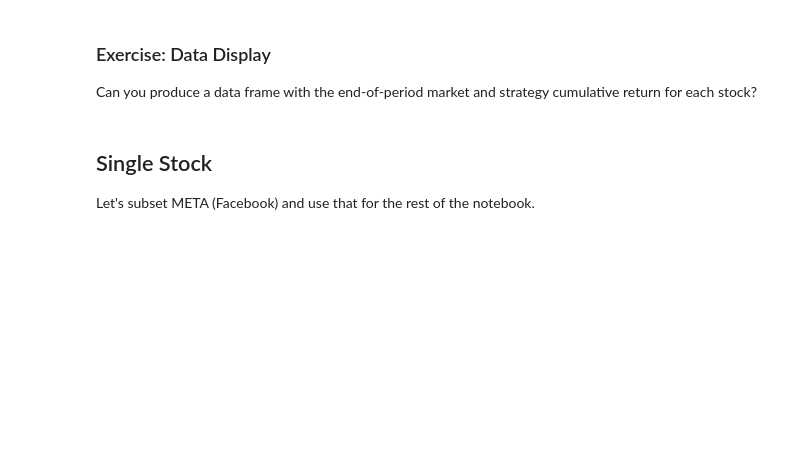
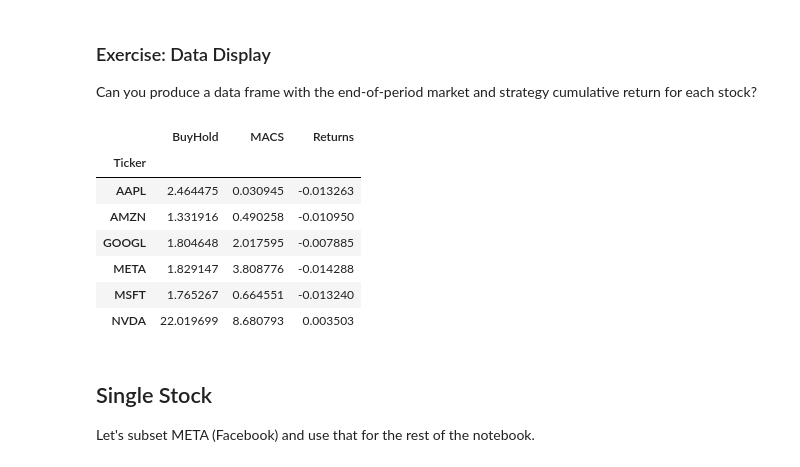
Before and after one commit to Imperial-Business-School/python-for-finance-bobby-zlatarov, a Jupyter notebook: 10. Panel Strategies.ipynb, the cells around one changed output. Cells and saved outputs as stored; diff of their text form; code cells hidden in the pictures; blank space fills up the shorter version.

```diff
--- a/10. Panel Strategies.ipynb
+++ b/10. Panel Strategies.ipynb
@@ -139,7 +135,18 @@ df.tail()
 
 Can you produce a data frame with the end-of-period market and strategy cumulative return for each stock?
 # %%
-## YOUR CODE GOES HERE
+## YOUR CODE GOES HERE --- use agg():
+
+df.groupby("Ticker").agg({"BuyHold" : "last", "MACS" : "last", "Returns" : "last"})
+# %% [output]
+|  | BuyHold | MACS | Returns |
+| Ticker |  |  |  |
+| AAPL | 2.464475 | 0.030945 | -0.013263 |
+| AMZN | 1.331916 | 0.490258 | -0.010950 |
+| GOOGL | 1.804648 | 2.017595 | -0.007885 |
+| META | 1.829147 | 3.808776 | -0.014288 |
+| MSFT | 1.765267 | 0.664551 | -0.013240 |
+| NVDA | 22.019699 | 8.680793 | 0.003503 |
 # %% [markdown]
 ## Single Stock
 
```
Also changed, not shown: parts of 5 cells of this notebook, 5 other files.
